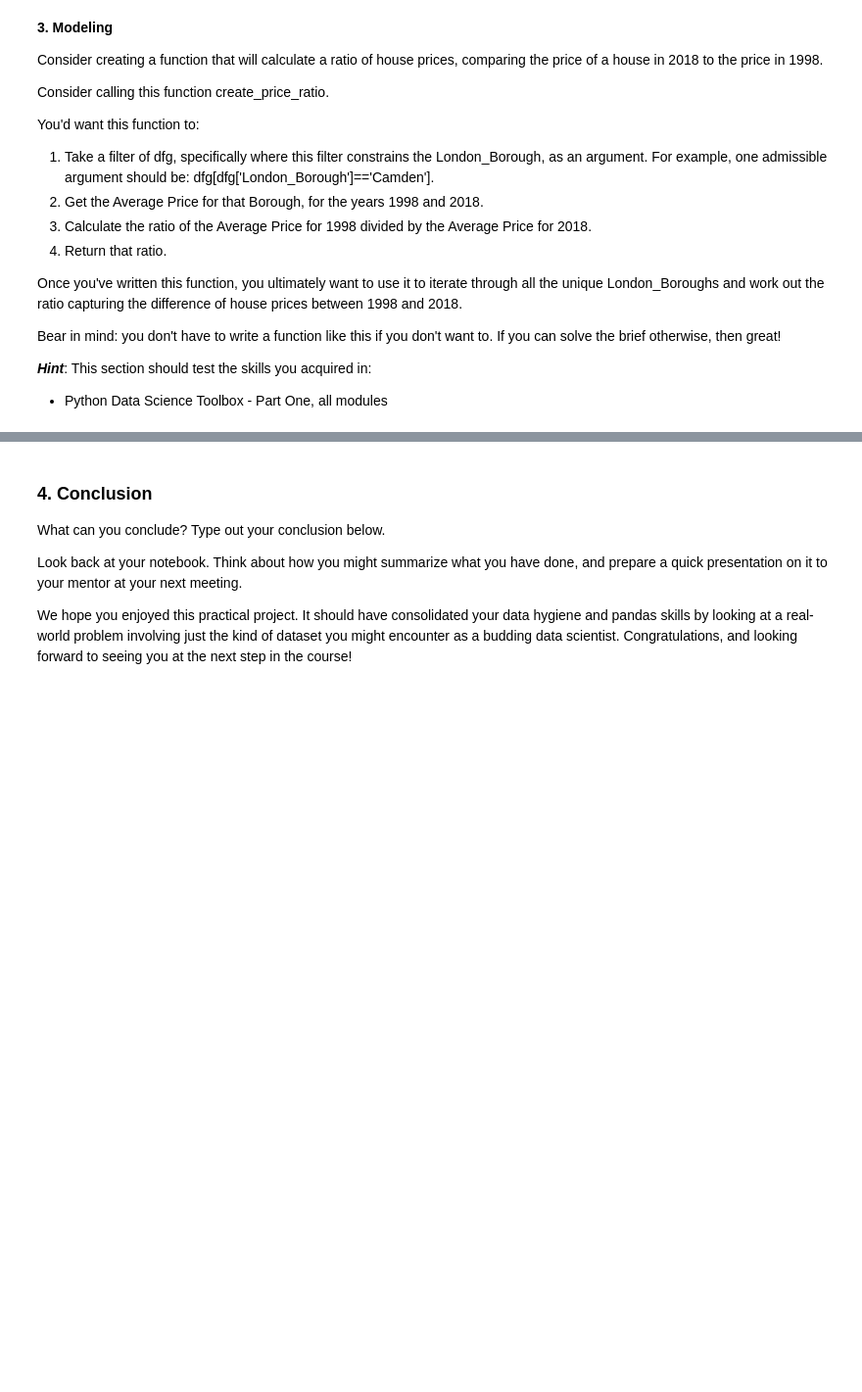
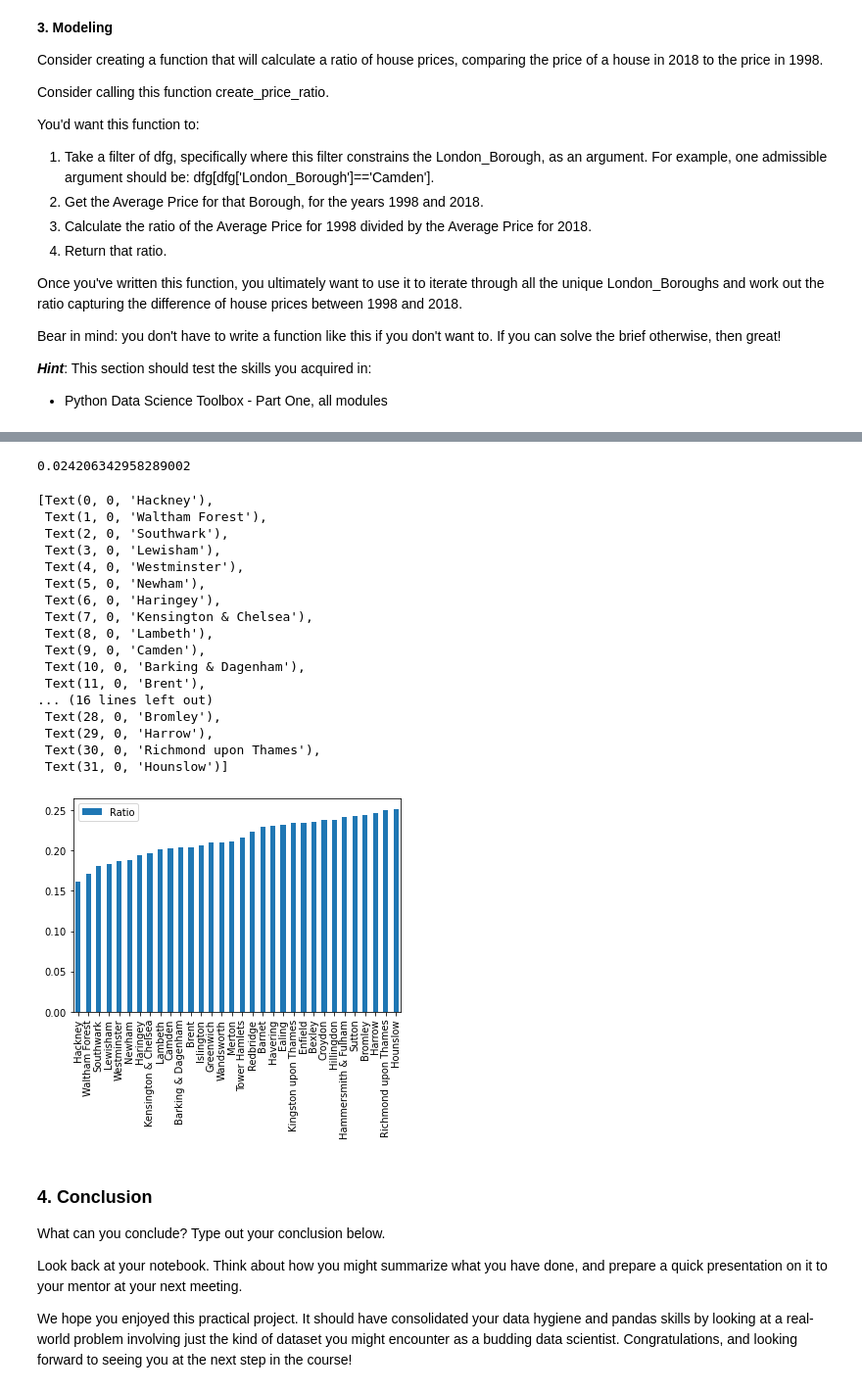
Before and after one commit to alexbui96/springboard, a Jupyter notebook: 1581459544_Unit_4_Challenge_-_Tier_3.ipynb/Unit 4 Challenge - Tier 3.ipynb, the cells around one changed output, grey strips where cells are left out. Shown at 98% size. Saved outputs shown, nothing was run; the diff lists cells and outputs as text; code cells hidden in the pictures; blank space fills up the shorter version.

```diff
--- a/1581459544_Unit_4_Challenge_-_Tier_3.ipynb/Unit 4 Challenge - Tier 3.ipynb
+++ b/1581459544_Unit_4_Challenge_-_Tier_3.ipynb/Unit 4 Challenge - Tier 3.ipynb
@@ -424,0 +415,15 @@ plt.plot(properties[properties['London_Borough'] == 'Kensington & Chelsea']['Yea
+# %%
+# great price increase
+properties_1995 = properties[properties['Year'] == 1995]
+properties_2022 = properties[properties['Year'] == 2022]
+
+diff_max = 0
+borough_max = ''
+
+for borough in properties['London_Borough'].unique():
+    temp = properties_1995[properties_1995['London_Borough'] == borough]['Average_Price'].item() / properties_2022[properties_2022['London_Borough'] == borough]['Average_Price'].item()
+    if temp > diff_max:
+        diff_max = temp
+        borough_max = borough
+
+print('{} has seen the greatest house price increase of {:.2f}% on average over the past two decades'.format(borough_max, diff_max * 100))
@@ -441,3 +448,22 @@ Bear in mind: you don't have to write a function like this if you don't want to.
 
 ***Hint***: This section should test the skills you acquired in:
 - Python Data Science Toolbox - Part One, all modules
+# %%
+# ratio function
+def create_price_ratio(df, year_1 = 1998, year_2  = 2018):
+    y1 = df[df['Year'] == year_1]['Average_Price'].item()
+    y2 = df[df['Year'] == year_2]['Average_Price'].item()
+    ration = y1/y2
+    return ration
+# %%
+# create ratio dataframe
+boroughs = []
+ratio = []
+
+for borough in properties['London_Borough'].unique():
+    df = properties[properties['London_Borough'] == borough]
+    boroughs.append(borough)
+    ratio.append(create_price_ratio(df))
+
+df_ratio = pd.DataFrame({'London_Borough': boroughs, 'Ratio': ratio}).sort_values(by = 'Ratio', ascending = True)
+df_ratio.tail()
@@ -444,3 +477,30 @@ Bear in mind: you don't have to write a function like this if you don't want to.
+# %%
+# standard deviation
+np.std(df_ratio.Ratio)
+# %% [output]
+0.024206342958289002
+# %%
+ax = df_ratio[['London_Borough', 'Ratio']].plot(kind = 'bar')
+ax.set_xticklabels(df_ratio['London_Borough'])
+# %% [output]
+[Text(0, 0, 'Hackney'),
+ Text(1, 0, 'Waltham Forest'),
+ Text(2, 0, 'Southwark'),
+ Text(3, 0, 'Lewisham'),
+ Text(4, 0, 'Westminster'),
+ Text(5, 0, 'Newham'),
+ Text(6, 0, 'Haringey'),
+ Text(7, 0, 'Kensington & Chelsea'),
+ Text(8, 0, 'Lambeth'),
+ Text(9, 0, 'Camden'),
+ Text(10, 0, 'Barking & Dagenham'),
+ Text(11, 0, 'Brent'),
+... (16 lines left out)
+ Text(28, 0, 'Bromley'),
+ Text(29, 0, 'Harrow'),
+ Text(30, 0, 'Richmond upon Thames'),
+ Text(31, 0, 'Hounslow')]
+[figure, added]
 # %% [markdown]
 ### 4. Conclusion
 What can you conclude? Type out your conclusion below.
```
Also changed, not shown: parts of 14 cells of this notebook.
